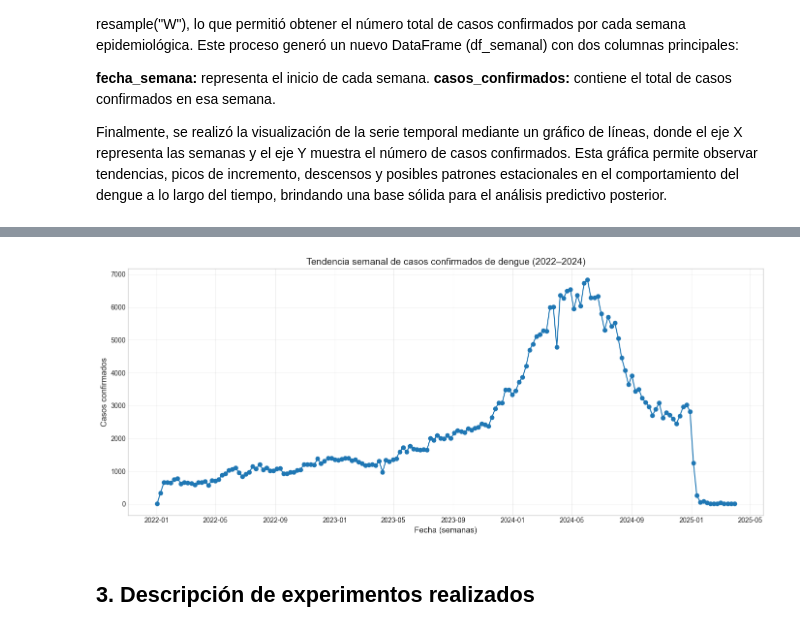
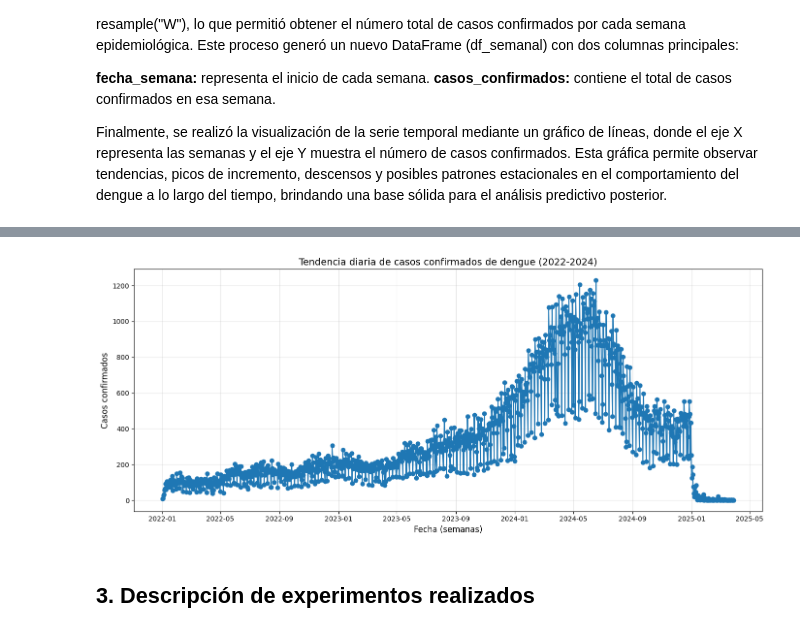
Before and after one commit to Rossy26/dengue-analysis-ml, a Jupyter notebook: dengue_notebook.ipynb, the cells around one changed output, grey strips where cells are left out. Saved outputs shown, nothing was run; the diff lists cells and outputs as text; code cells hidden in the pictures.

```diff
--- a/dengue_notebook.ipynb
+++ b/dengue_notebook.ipynb
@@ -948,28 +948,28 @@ Finalmente, se realizó la visualización de la serie temporal mediante un gráf
 import pandas as pd
 import matplotlib.pyplot as plt
 
-#Asegurarte de que la fecha esté en formato datetime
+# Asegurarte de que la fecha esté en formato datetime
 df["fec_not"] = pd.to_datetime(df["fec_not"], errors="coerce")
 
-#Filtrar solo casos confirmados
+# Filtrar solo casos confirmados
 df_confirmados = df[df["confirmados"] == 1].copy()
 
-#Agrupar por semana y contar los casos confirmados
-df_semanal = (
-    df_confirmados.resample("W", on="fec_not")
+# Agrupar por **día** y contar los casos confirmados
+df_diario = (
+    df_confirmados.resample("D", on="fec_not")
     .size()
     .reset_index(name="casos_confirmados")
 )
 
-#Renombrar columna de fecha
-df_semanal.rename(columns={"fec_not": "fecha_semana"}, inplace=True)
+# Renombrar columna de fecha
+df_diario.rename(columns={"fec_not": "fecha"}, inplace=True)
 
-df_2022_2024 = df_semanal[df_semanal["fecha_semana"].dt.year.isin([2022, 2023, 2024])].copy()
-df_2025 = df_semanal[df_semanal["fecha_semana"].dt.year == 2025].copy()
-print("DATAFRAME DE CASOS CONFIRMADOS POR SEMANA DESDE 2022-2024:")
-print(df_2022_2024)
-print(f"El dataframe tiene {len(df_2022_2024)} registros")
-print("DATAFRAME DE CASOS CONFIRMADOS POR SEMANA AÑO 2025:")
-print(df_2025)
-print(f"El dataframe tiene {len(df_2025)} registros")
+# Filtrar años
+df_2022_2024 = df_diario[df_diario["fecha"].dt.year.isin([2022, 2023, 2024])].copy()
+df_2025 = df_diario[df_diario["fecha"].dt.year == 2025].copy()
+
+print(f"Dataset de 2022_2024 tiene {len(df_2022_2024)} registros")
+print(f"Rango de fechas: {df_2022_2024['fecha'].min().date()} a {df_2022_2024['fecha'].max().date()}")
+print(f"Dataset de 2025 tiene {len(df_2025)} registros")
+print(f"Rango de fechas: {df_2025['fecha'].min().date()} a {df_2025['fecha'].max().date()}")
 # %% [output]
@@ -993,17 +996,17 @@ El dataframe tiene 13 registros
 # %%
 import matplotlib.pyplot as plt
 
 plt.figure(figsize=(14,6))
-plt.plot(df_semanal["fecha_semana"], df_semanal["casos_confirmados"], marker="o", linestyle="-")
+plt.plot(df_diario["fecha"], df_diario["casos_confirmados"], marker="o", linestyle="-")
 
-plt.title("Tendencia semanal de casos confirmados de dengue (2022–2024)", fontsize=14)
+plt.title("Tendencia diaria de casos confirmados de dengue (2022-2024)", fontsize=14)
 plt.xlabel("Fecha (semanas)", fontsize=12)
 plt.ylabel("Casos confirmados", fontsize=12)
 plt.grid(True, alpha=0.3)
 plt.tight_layout()
 plt.show()
 # %% [output]
-[figure, old version]
+[figure, new version]
 # %% [markdown]
 ## **3. Descripción de experimentos realizados**
 # %% [markdown]
```
Also changed, not shown: parts of 53 cells of this notebook, 1 other file.
